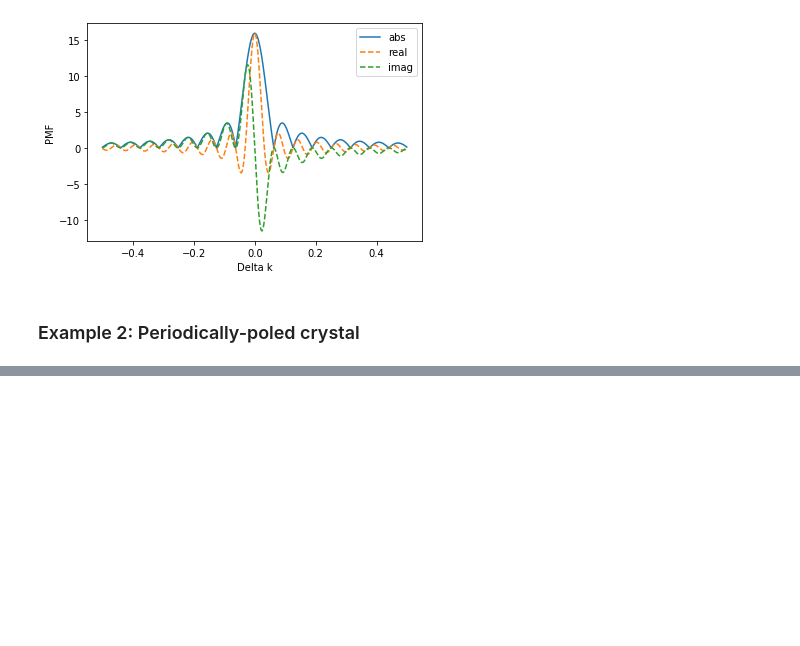
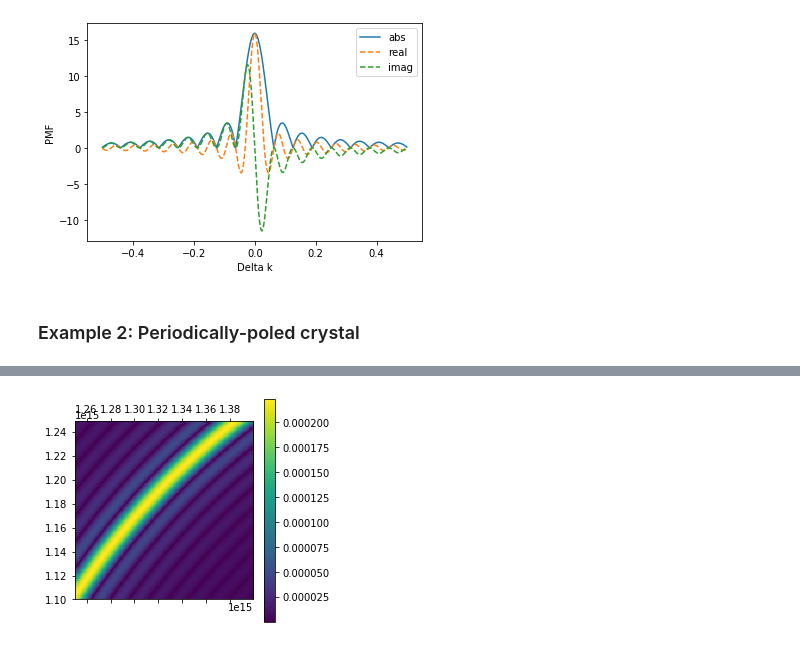
Before and after one commit to abranczyk/custom-poling, a Jupyter notebook: Tutorial 1 - The crystal object.ipynb, the cells around one changed output, grey strips where cells are left out. Saved outputs shown, nothing was run; the diff lists cells and outputs as text; code cells hidden in the pictures; blank space fills up the shorter version.

```diff
--- a/Tutorial 1 - The crystal object.ipynb
+++ b/Tutorial 1 - The crystal object.ipynb
@@ -69,0 +76,22 @@ crystal_2.plot_pmf()
+# %%
+freqs1 = np.arange(1.25e15,1.4e15,.1e13)
+freqs2 = np.arange(1.1e15,1.25e15,.1e13)
+# %%
+sel_y = Sellmeier(3.0065, 0.03901, 0.04547, 0.01408)
+sel_z = Sellmeier(3.3134, 0.05694, 0.05658, 0.01692)
+
+c=3e8
+kp = lambda w: w * sel_y.n(2*np.pi*c*1e6/w)/c
+ks = lambda w: w * sel_y.n(2*np.pi*c*1e6/w)/c
+ki = lambda w: w * sel_z.n(2*np.pi*c*1e6/w)/c
+
+delta_k_func = lambda w1,w2:kp(w1+w2)-ks(w1)-ki(w2)
+delta_k_mat = np.array(mat_func(delta_k_func,freqs1,freqs2))
+
+pmf_mat = crystal_2.compute_pmf(domain_config_2,delta_k_mat)
+
+plt.matshow(np.abs(pmf_mat),origin='lower',extent=[freqs1[0],freqs1[-1],freqs2[0],freqs2[-1]]);
+plt.colorbar()
+plt.show()
+# %% [output]
+[figure, added]
```
Also changed, not shown: parts of 2 cells of this notebook, 3 other files.
